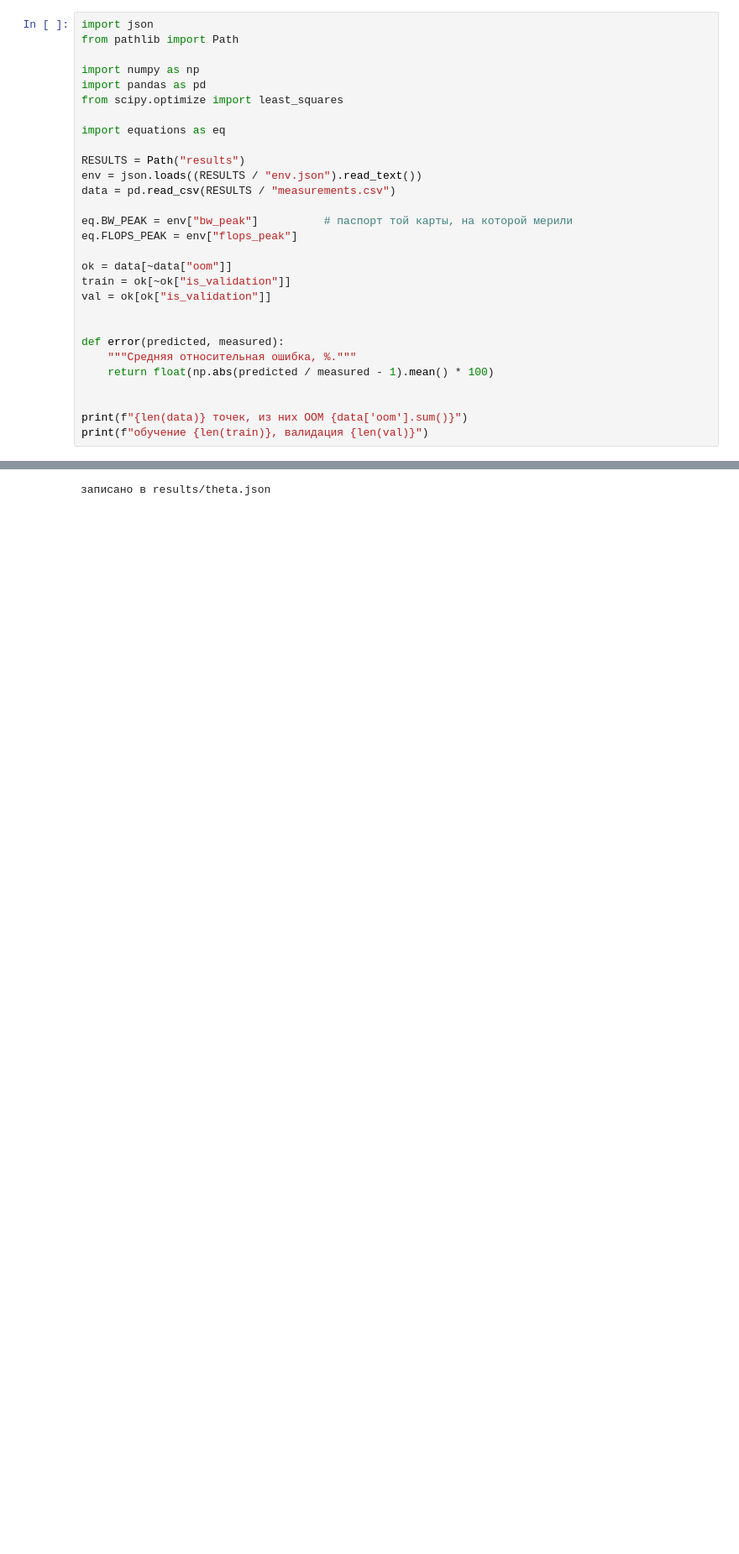
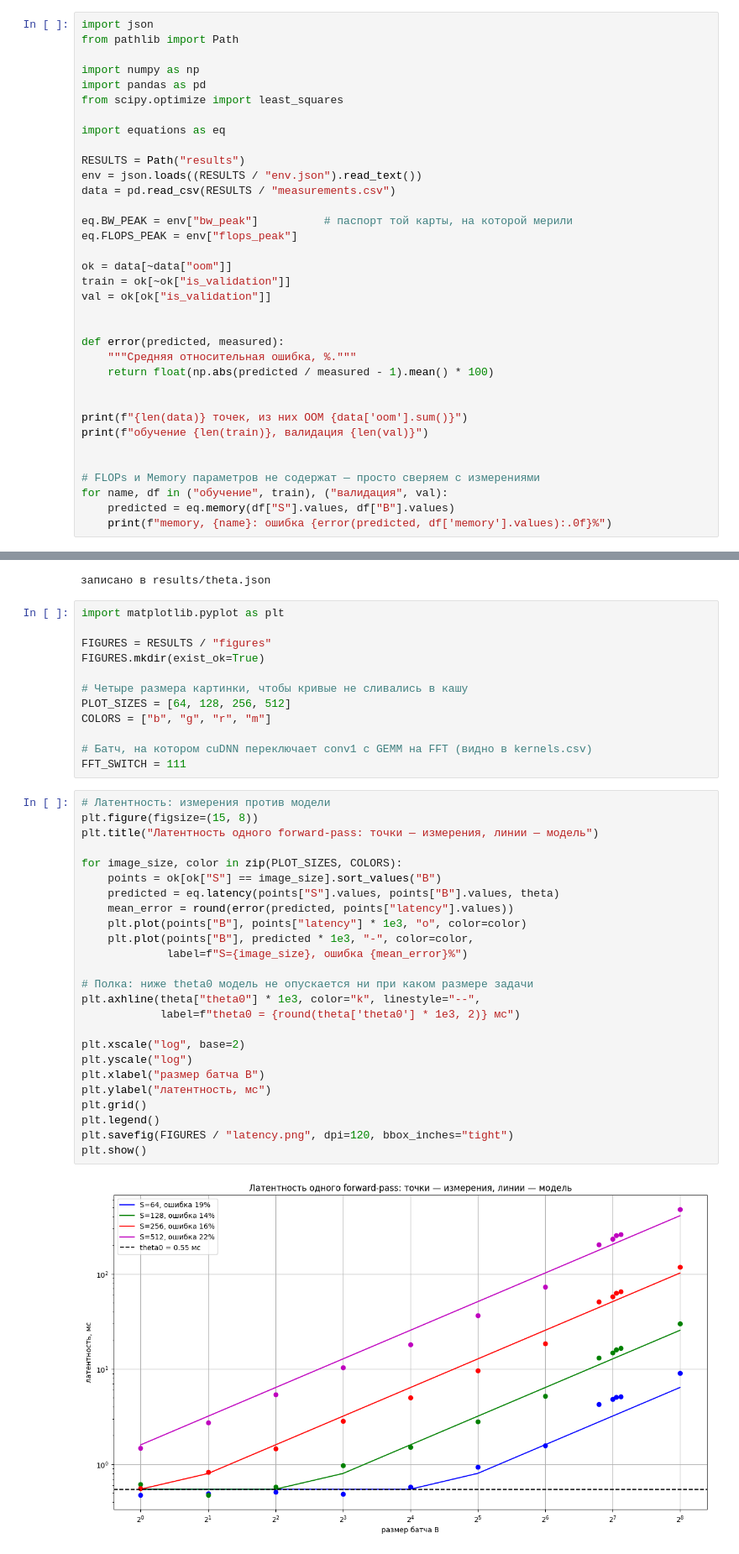
Before and after one commit to marijanbjc/Efficient-NN-HW1, a Jupyter notebook: calibrate.ipynb, the cells around one changed output, grey strips where cells are left out. Shown at 84% size. Cells and saved outputs as stored; diff of their text form; blank space fills up the shorter version.

Commit message:
Add computation eta_mem, fix fit, add plots

```diff
--- a/calibrate.ipynb
+++ b/calibrate.ipynb
@@ -27,6 +27,12 @@ def error(predicted, measured):
 
 print(f"{len(data)} точек, из них OOM {data['oom'].sum()}")
 print(f"обучение {len(train)}, валидация {len(val)}")
+
+
+# FLOPs и Memory параметров не содержат — просто сверяем с измерениями
+for name, df in ("обучение", train), ("валидация", val):
+    predicted = eq.memory(df["S"].values, df["B"].values)
+    print(f"memory, {name}: ошибка {error(predicted, df['memory'].values):.0f}%")
 # %% [output]
 132 точек, из них OOM 0
 обучение 63, валидация 69
@@ -193,3 +171,42 @@ energy, валидация: ошибка 36%
 print("записано в", RESULTS / "theta.json")
 # %% [output]
 записано в results/theta.json
+# %%
+import matplotlib.pyplot as plt
+
+FIGURES = RESULTS / "figures"
+FIGURES.mkdir(exist_ok=True)
+
+# Четыре размера картинки, чтобы кривые не сливались в кашу
+PLOT_SIZES = [64, 128, 256, 512]
+COLORS = ["b", "g", "r", "m"]
+
+# Батч, на котором cuDNN переключает conv1 с GEMM на FFT (видно в kernels.csv)
+FFT_SWITCH = 111
+# %%
+# Латентность: измерения против модели
+plt.figure(figsize=(15, 8))
+plt.title("Латентность одного forward-pass: точки — измерения, линии — модель")
+
+for image_size, color in zip(PLOT_SIZES, COLORS):
+    points = ok[ok["S"] == image_size].sort_values("B")
+    predicted = eq.latency(points["S"].values, points["B"].values, theta)
+    mean_error = round(error(predicted, points["latency"].values))
+    plt.plot(points["B"], points["latency"] * 1e3, "o", color=color)
+    plt.plot(points["B"], predicted * 1e3, "-", color=color,
+             label=f"S={image_size}, ошибка {mean_error}%")
+
+# Полка: ниже theta0 модель не опускается ни при каком размере задачи
+plt.axhline(theta["theta0"] * 1e3, color="k", linestyle="--",
+            label=f"theta0 = {round(theta['theta0'] * 1e3, 2)} мс")
+
+plt.xscale("log", base=2)
+plt.yscale("log")
+plt.xlabel("размер батча B")
+plt.ylabel("латентность, мс")
+plt.grid()
+plt.legend()
+plt.savefig(FIGURES / "latency.png", dpi=120, bbox_inches="tight")
+plt.show()
+# %% [output]
+[figure, added]
```
Also changed, not shown: parts of 10 cells of this notebook, 3 other files.
